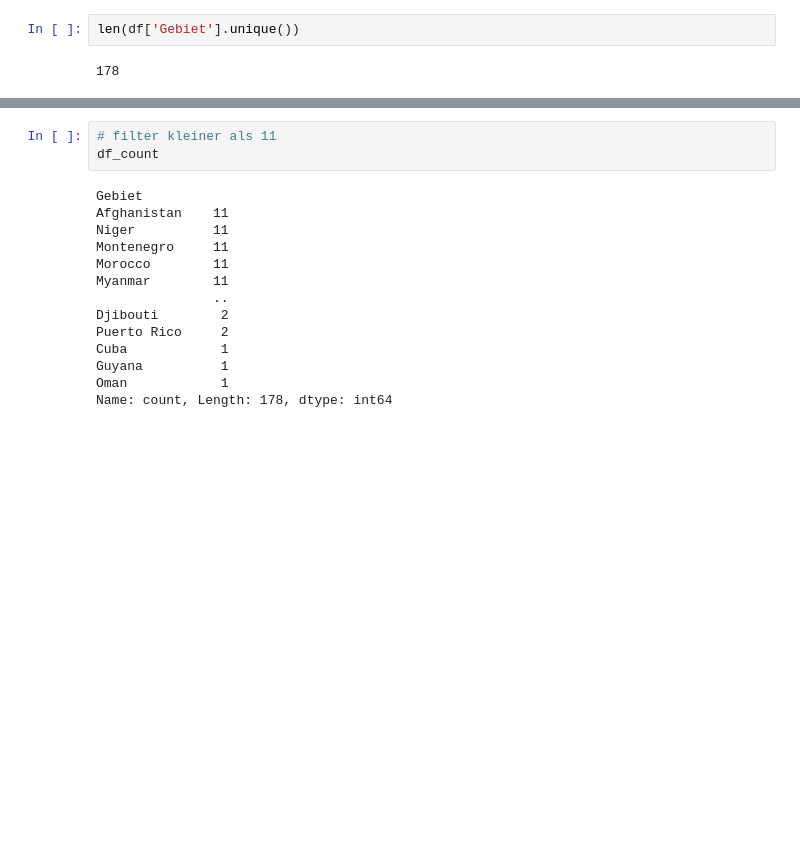
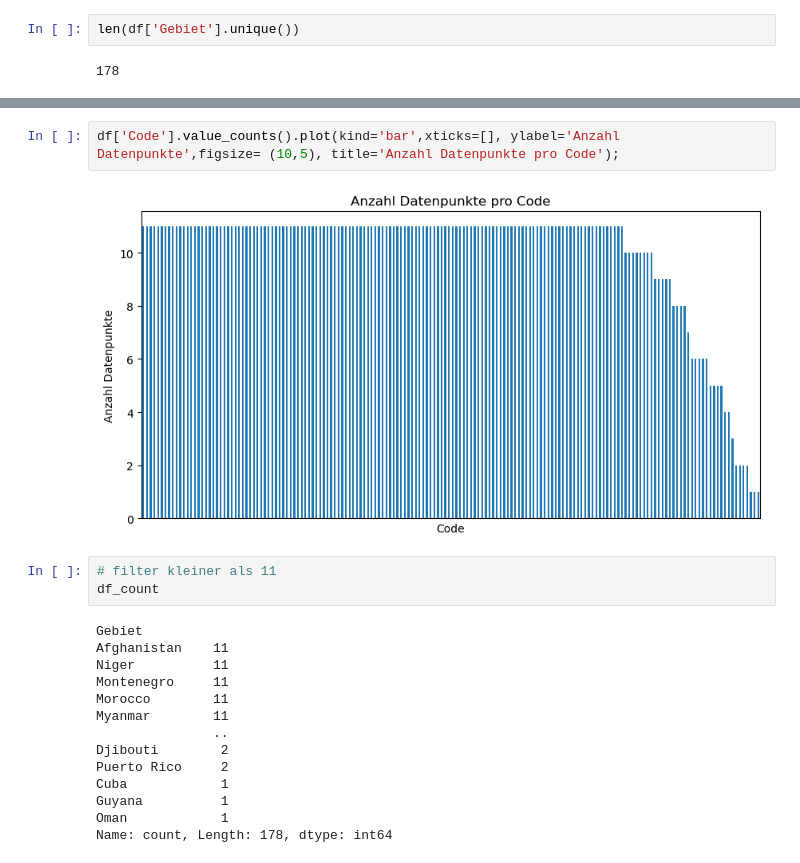
Before and after one commit to Elena-avk/elena, a Jupyter notebook: LN_Python_Elena_Yasemin.ipynb, the cells around one changed output, grey strips where cells are left out. Saved outputs shown, nothing was run; the diff lists cells and outputs as text; blank space fills up the shorter version.

```diff
--- a/LN_Python_Elena_Yasemin.ipynb
+++ b/LN_Python_Elena_Yasemin.ipynb
@@ -103,3 +147,7 @@ ax.set_xticklabels([]);
+# %%
+df['Code'].value_counts().plot(kind='bar',xticks=[], ylabel='Anzahl Datenpunkte',figsize= (10,5), title='Anzahl Datenpunkte pro Code');
+# %% [output]
+[figure, added]
 # %%
 # filter kleiner als 11
 df_count
```
Also changed, not shown: parts of 18 cells of this notebook.
